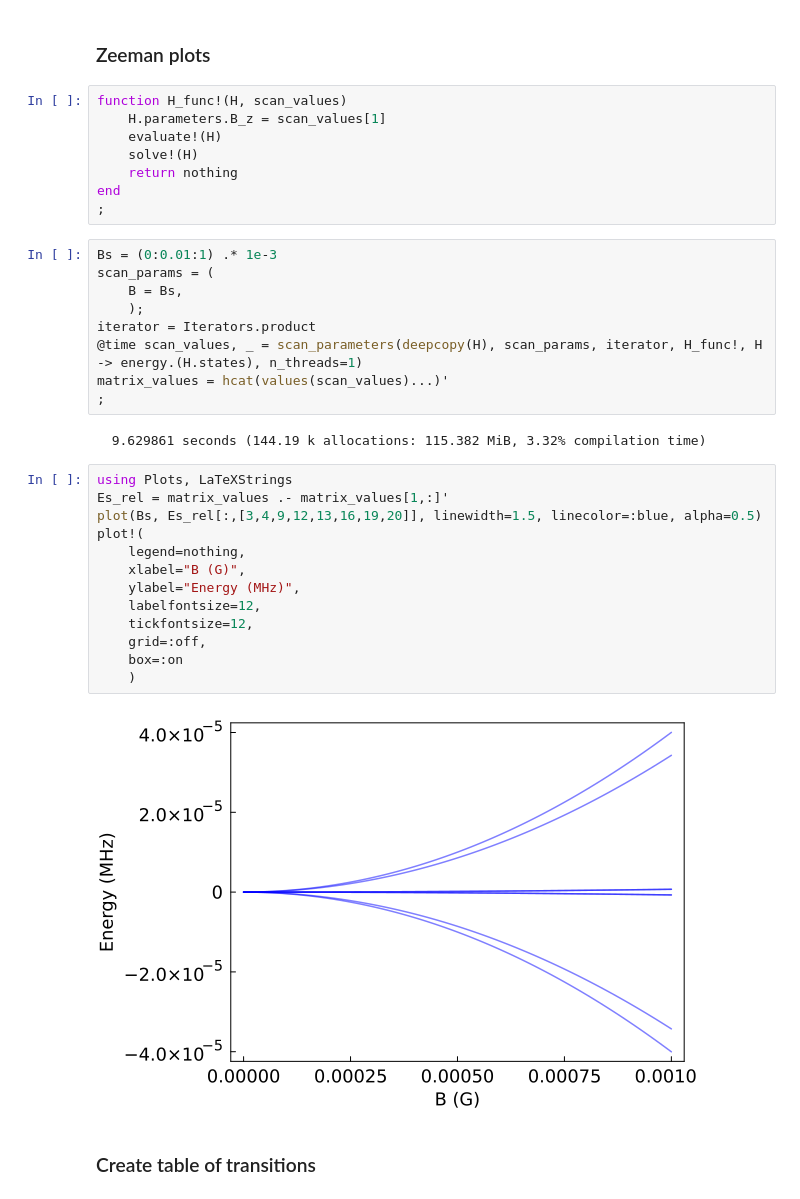
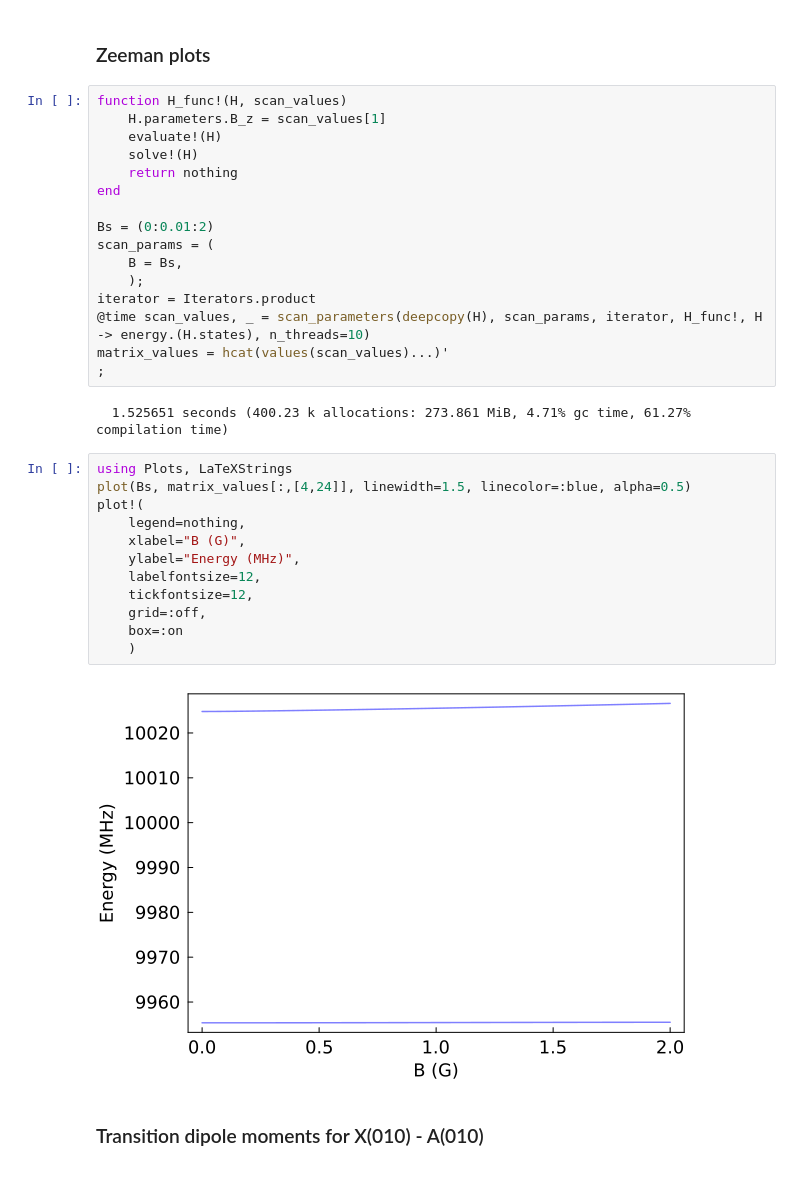
Before and after one commit to munozariasjm/QuantumStates.jl, a Jupyter notebook: examples/CaOH/CaOH_OpticalPumping.ipynb, the cells around one changed output. Saved outputs shown, nothing was run; the diff lists cells and outputs as text.

```diff
--- a/examples/CaOH/CaOH_OpticalPumping.ipynb
+++ b/examples/CaOH/CaOH_OpticalPumping.ipynb
@@ -226,38 +279,36 @@ plot!(
 # %% [markdown]
 ### Zeeman plots
-# %%
-function H_func!(H, scan_values)
-    H.parameters.B_z = scan_values[1]
-    evaluate!(H)
-    solve!(H)
-    return nothing
-end
-;
 # %%
-Bs = (0:0.01:1) .* 1e-3
+function H_func!(H, scan_values)
+    H.parameters.B_z = scan_values[1]
+    evaluate!(H)
+    solve!(H)
+    return nothing
+end
+
+Bs = (0:0.01:2)
 scan_params = (
     B = Bs,
     );
 iterator = Iterators.product
-@time scan_values, _ = scan_parameters(deepcopy(H), scan_params, iterator, H_func!, H -> energy.(H.states), n_threads=1)
+@time scan_values, _ = scan_parameters(deepcopy(H), scan_params, iterator, H_func!, H -> energy.(H.states), n_threads=10)
 matrix_values = hcat(values(scan_values)...)'
 ;
 # %% [output]
-  9.629861 seconds (144.19 k allocations: 115.382 MiB, 3.32% compilation time)
+  1.525651 seconds (400.23 k allocations: 273.861 MiB, 4.71% gc time, 61.27% compilation time)
 # %%
 using Plots, LaTeXStrings
-Es_rel = matrix_values .- matrix_values[1,:]'
-plot(Bs, Es_rel[:,[3,4,9,12,13,16,19,20]], linewidth=1.5, linecolor=:blue, alpha=0.5)
+plot(Bs, matrix_values[:,[4,24]], linewidth=1.5, linecolor=:blue, alpha=0.5)
 plot!(
     legend=nothing,
     xlabel="B (G)",
     ylabel="Energy (MHz)",
     labelfontsize=12,
     tickfontsize=12,
     grid=:off,
     box=:on
     )
 # %% [output]
-[figure, old version]
+[figure, new version]
 # %% [markdown]
-### Create table of transitions
+### Transition dipole moments for X(010) - A(010)
```
Also changed, not shown: parts of 30 cells of this notebook, 20 other files.
